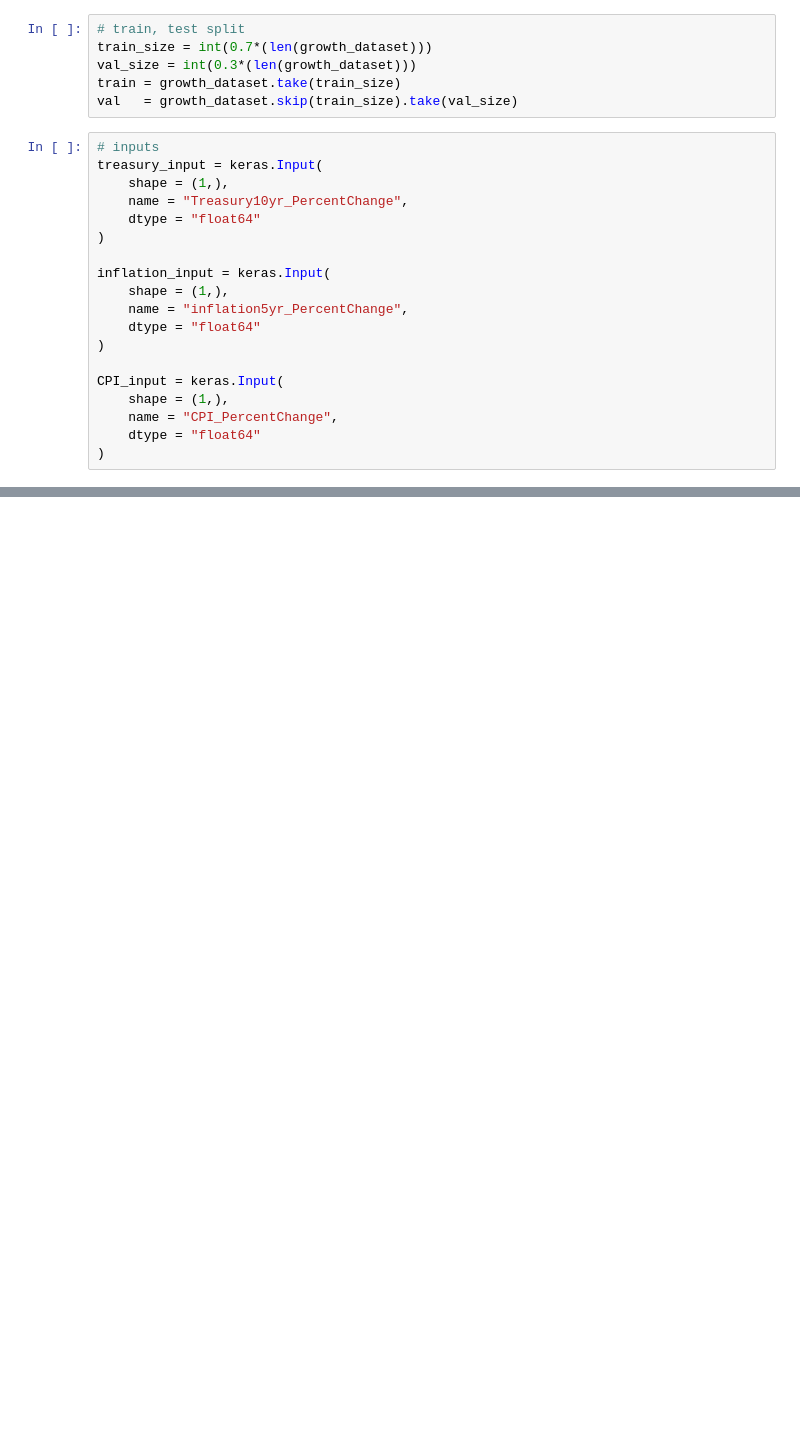
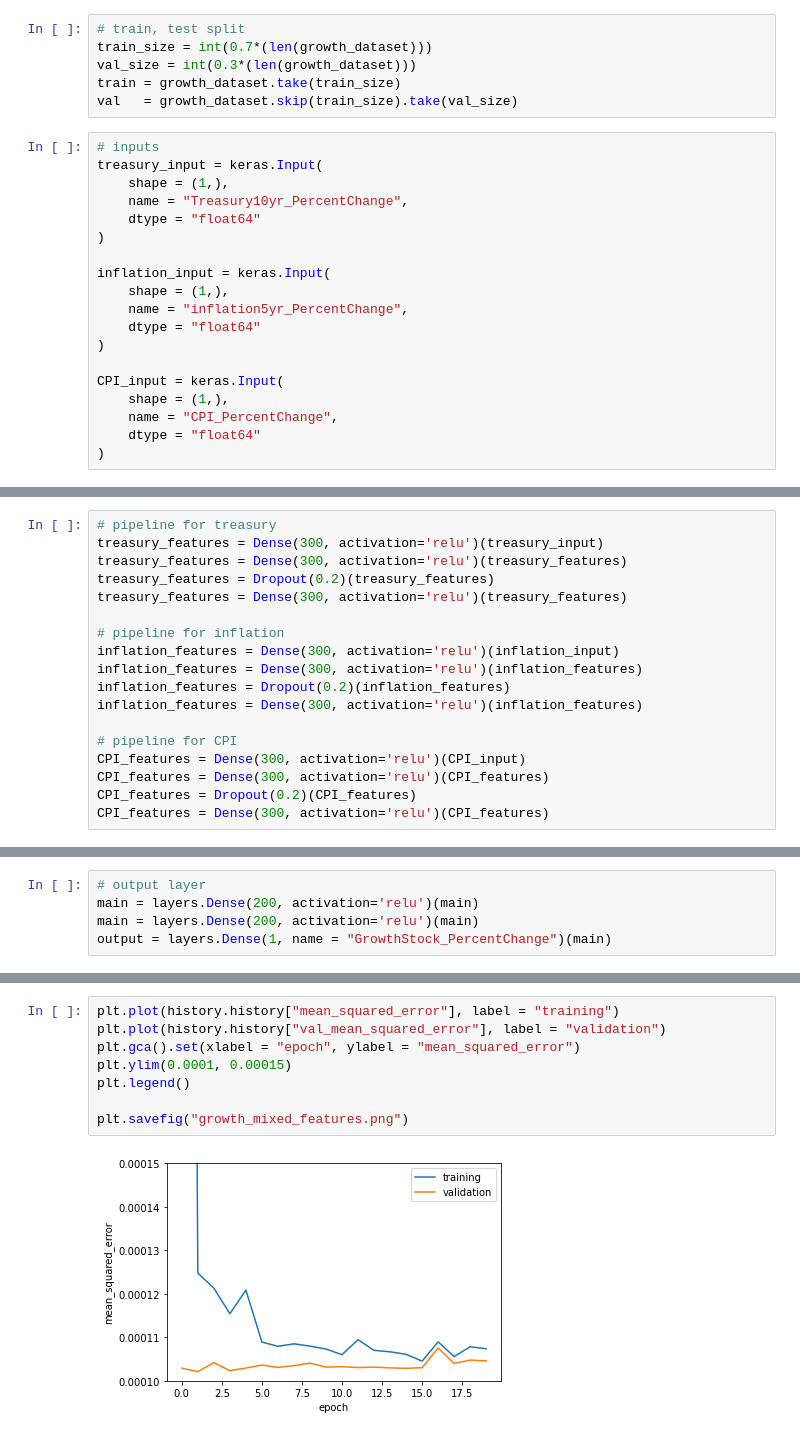
Before and after one commit to lu18cheng/pic16b_stock_analysis, a Jupyter notebook: code/Mixed Data Features.ipynb, the cells around one changed output, grey strips where cells are left out. Cells and saved outputs as stored; diff of their text form; blank space fills up the shorter version.

Commit message:
Finished mixed data

```diff
--- a/code/Mixed Data Features.ipynb
+++ b/code/Mixed Data Features.ipynb
@@ -145,0 +80,18 @@ ValueError: Found unexpected losses or metrics that do not correspond to any Mod
+# %%
+# pipeline for treasury
+treasury_features = Dense(300, activation='relu')(treasury_input)
+treasury_features = Dense(300, activation='relu')(treasury_features)
+treasury_features = Dropout(0.2)(treasury_features)
+treasury_features = Dense(300, activation='relu')(treasury_features)
+
+# pipeline for inflation
+inflation_features = Dense(300, activation='relu')(inflation_input)
+inflation_features = Dense(300, activation='relu')(inflation_features)
+inflation_features = Dropout(0.2)(inflation_features)
+inflation_features = Dense(300, activation='relu')(inflation_features)
+
+# pipeline for CPI
+CPI_features = Dense(300, activation='relu')(CPI_input)
+CPI_features = Dense(300, activation='relu')(CPI_features)
+CPI_features = Dropout(0.2)(CPI_features)
+CPI_features = Dense(300, activation='relu')(CPI_features)
@@ -145,0 +101,5 @@ ValueError: Found unexpected losses or metrics that do not correspond to any Mod
+# %%
+# output layer
+main = layers.Dense(200, activation='relu')(main)
+main = layers.Dense(200, activation='relu')(main)
+output = layers.Dense(1, name = "GrowthStock_PercentChange")(main)
@@ -145,0 +158,10 @@ ValueError: Found unexpected losses or metrics that do not correspond to any Mod
+# %%
+plt.plot(history.history["mean_squared_error"], label = "training")
+plt.plot(history.history["val_mean_squared_error"], label = "validation")
+plt.gca().set(xlabel = "epoch", ylabel = "mean_squared_error")
+plt.ylim(0.0001, 0.00015)
+plt.legend()
+
+plt.savefig("growth_mixed_features.png")
+# %% [output]
+[figure, added]
```
Also changed, not shown: parts of 16 cells of this notebook, 2 other files.
